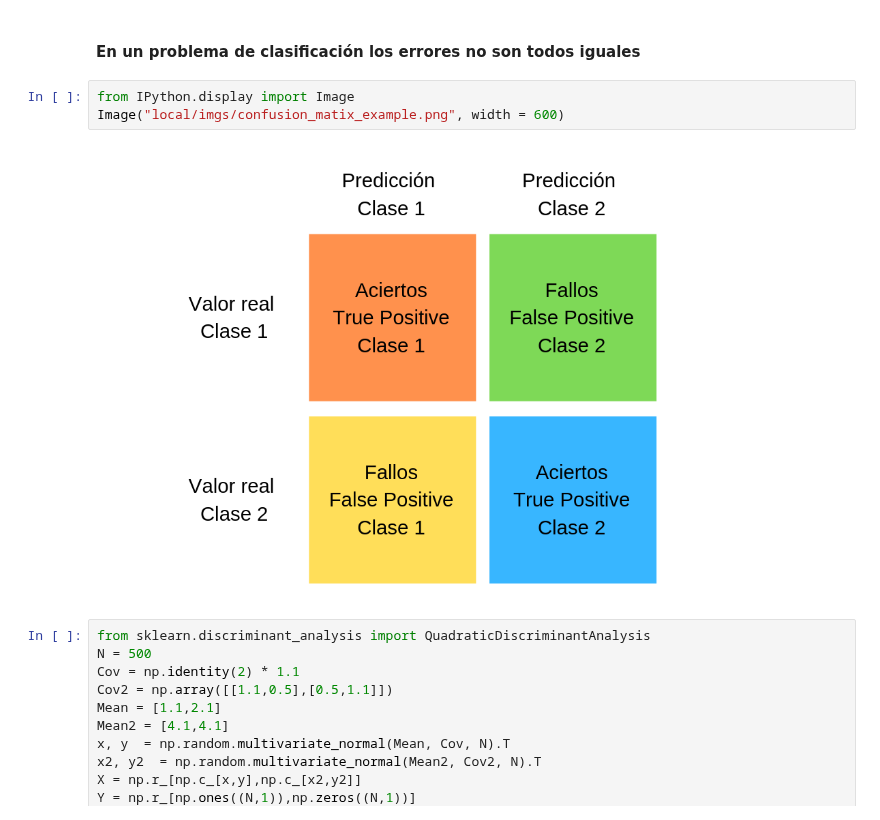
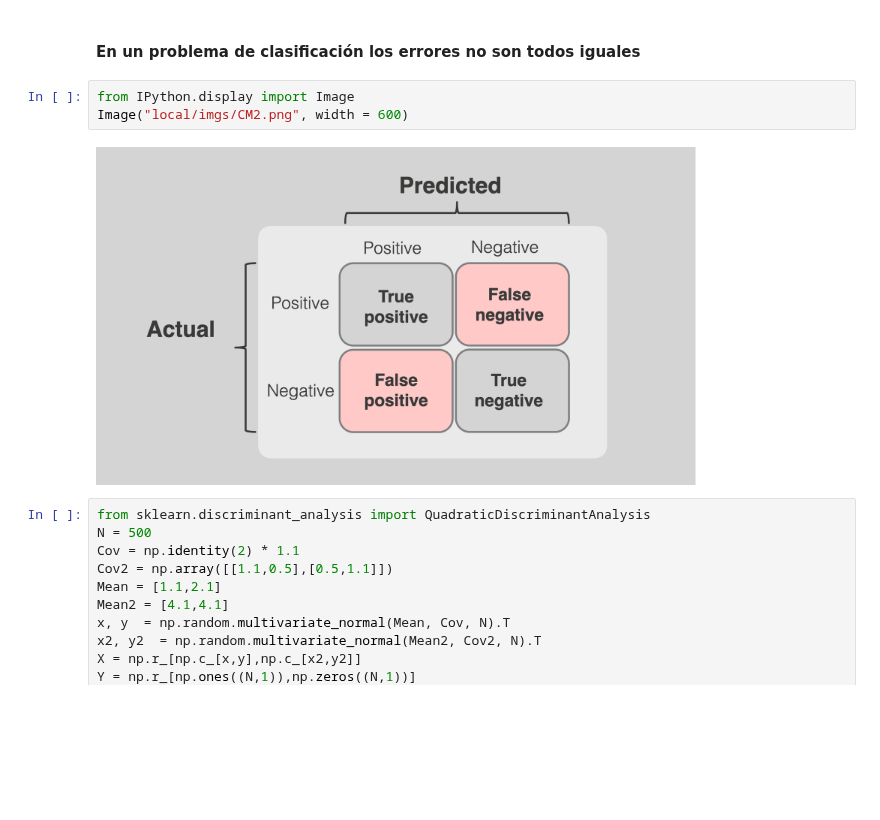
Before and after one commit to JulianCarvajal/Intro_ML_2025, a Jupyter notebook: Clase 05 - Métricas de error.ipynb, the cells around one changed output. Cells and saved outputs as stored; diff of their text form; blank space fills up the shorter version.

```diff
--- a/Clase 05 - Métricas de error.ipynb
+++ b/Clase 05 - Métricas de error.ipynb
@@ -28,9 +28,9 @@ donde $[\![ \cdot ]\!]$ es una función indicador que es igual a 1 cuando la con
 #### En un problema de clasificación los errores no son todos iguales
 # %%
 from IPython.display import Image
-Image("local/imgs/confusion_matix_example.png", width = 600)
+Image("local/imgs/CM2.png", width = 600)
 # %% [output]
-[figure, old version]
+[figure, new version]
 # %%
 from sklearn.discriminant_analysis import QuadraticDiscriminantAnalysis
 N = 500
```
Also changed, not shown: parts of 3 cells of this notebook, 2 other files.
